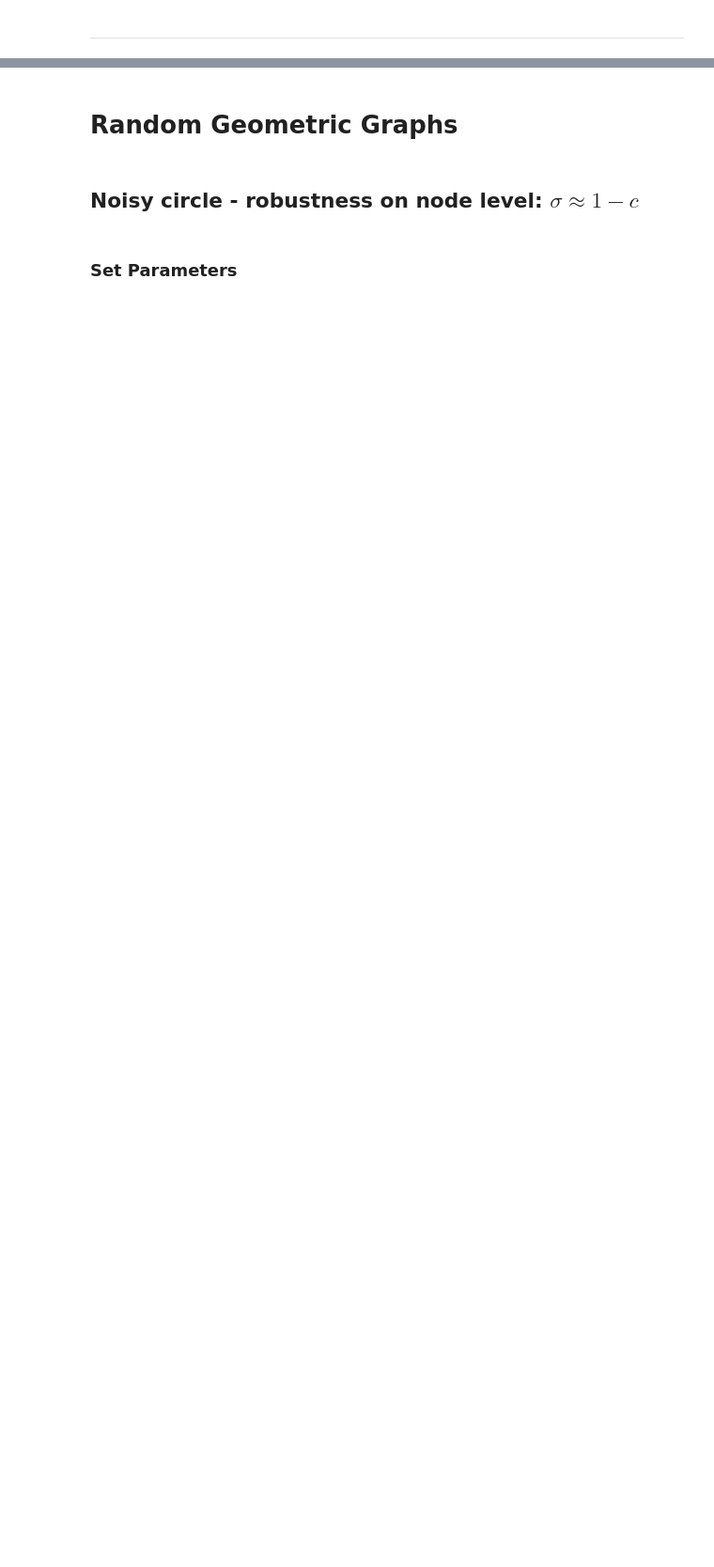
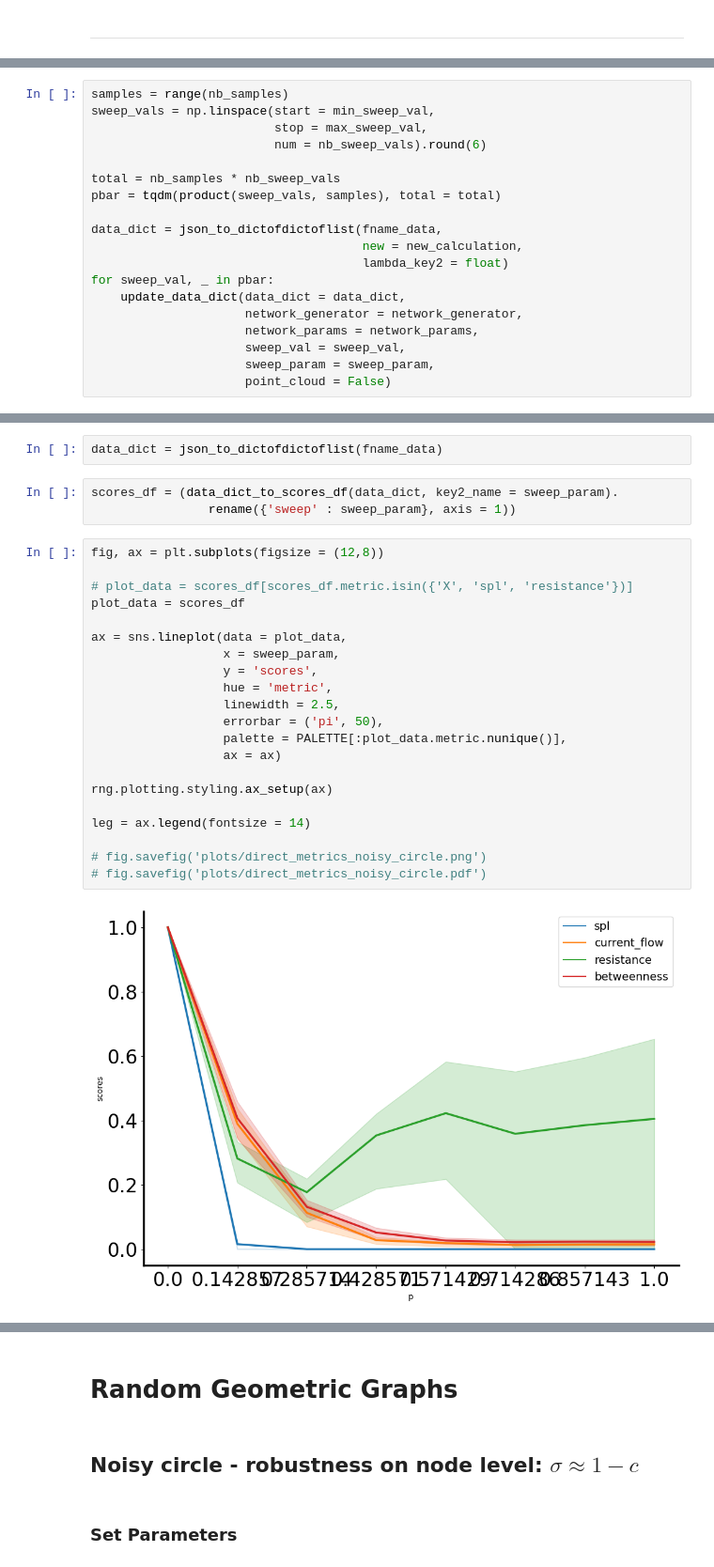
Before and after one commit to ClusterDuck123/ringity, a Jupyter notebook: doc/notebooks/paper_figures/exploring_different_metric_structures.ipynb, the cells around one changed output, grey strips where cells are left out. Shown at 94% size. Cells and saved outputs as stored; diff of their text form; blank space fills up the shorter version.

Commit message:
Updated WS part in exploring_different_metric_structures.ipynb

```diff
--- a/doc/notebooks/paper_figures/exploring_different_metric_structures.ipynb
+++ b/doc/notebooks/paper_figures/exploring_different_metric_structures.ipynb
@@ -60,0 +103,19 @@ def data_dict_to_scores_df(data_dict, ring_score_parms = {}):
+# %%
+samples = range(nb_samples)
+sweep_vals = np.linspace(start = min_sweep_val,
+                         stop = max_sweep_val,
+                         num = nb_sweep_vals).round(6)
+
+total = nb_samples * nb_sweep_vals
+pbar = tqdm(product(sweep_vals, samples), total = total)
+
+data_dict = json_to_dictofdictoflist(fname_data,
+                                     new = new_calculation,
+                                     lambda_key2 = float)
+for sweep_val, _ in pbar:
+    update_data_dict(data_dict = data_dict,
+                     network_generator = network_generator,
+                     network_params = network_params,
+                     sweep_val = sweep_val,
+                     sweep_param = sweep_param,
+                     point_cloud = False)
@@ -60,0 +126,28 @@ def data_dict_to_scores_df(data_dict, ring_score_parms = {}):
+# %%
+data_dict = json_to_dictofdictoflist(fname_data)
+# %%
+scores_df = (data_dict_to_scores_df(data_dict, key2_name = sweep_param).
+                rename({'sweep' : sweep_param}, axis = 1))
+# %%
+fig, ax = plt.subplots(figsize = (12,8))
+
+# plot_data = scores_df[scores_df.metric.isin({'X', 'spl', 'resistance'})]
+plot_data = scores_df
+
+ax = sns.lineplot(data = plot_data,
+                  x = sweep_param,
+                  y = 'scores',
+                  hue = 'metric',
+                  linewidth = 2.5,
+                  errorbar = ('pi', 50),
+                  palette = PALETTE[:plot_data.metric.nunique()],
+                  ax = ax)
+
+rng.plotting.styling.ax_setup(ax)
+
+leg = ax.legend(fontsize = 14)
+
+# fig.savefig('plots/direct_metrics_noisy_circle.png')
+# fig.savefig('plots/direct_metrics_noisy_circle.pdf')
+# %% [output]
+[figure, added]
```
Also changed, not shown: parts of 12 cells of this notebook, 2 other files.
